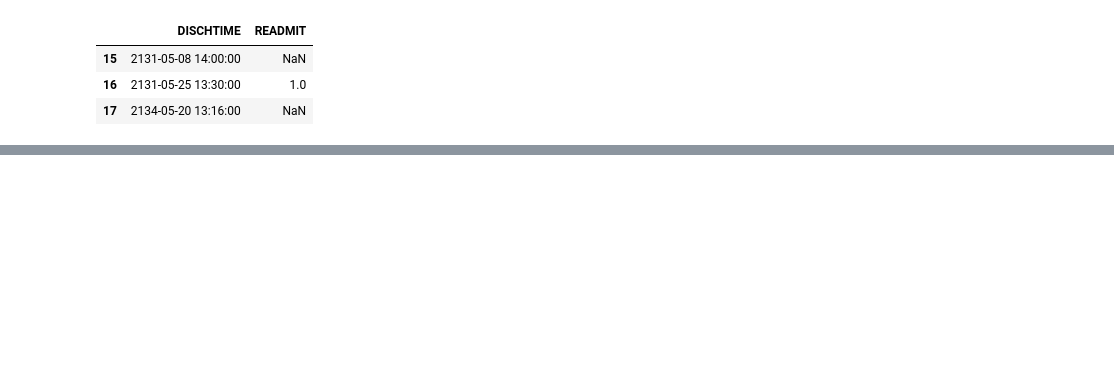
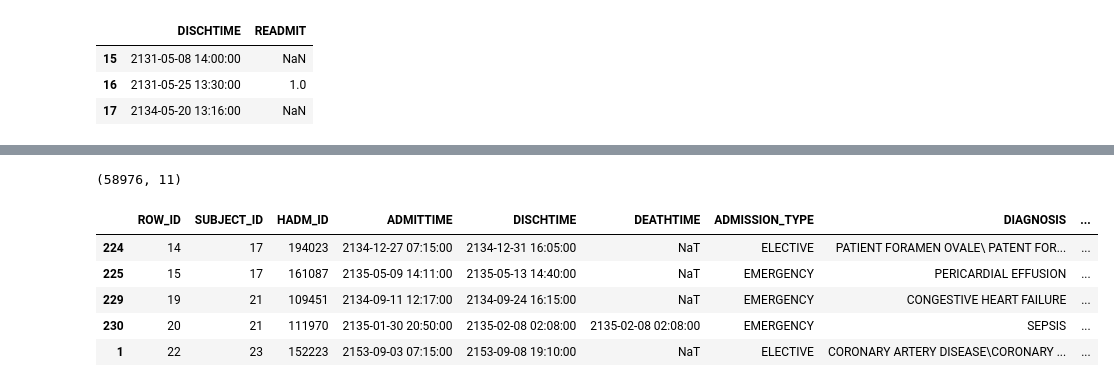
Before and after one commit to natalie-ayers/n2c2-track2-nlp-uchicago, a Jupyter notebook: label_processing.ipynb, the cells around one changed output, grey strips where cells are left out. Cells and saved outputs as stored; diff of their text form; code cells hidden in the pictures; blank space fills up the shorter version.

Commit message:
finishing label creation script, labels df, and label arrays

```diff
--- a/label_processing.ipynb
+++ b/label_processing.ipynb
@@ -123,0 +133,15 @@ mult_admits[mult_admits['SUBJECT_ID'] == 36]
+# %%
+# concatenate individuals with multiple admissions and single admissions back to full dataset
+full_admits_labels = pd.concat([mult_admits, single_admits])
+full_admits_labels['READMIT'] = full_admits_labels['READMIT'].fillna(0)
+full_admits_labels.drop(columns=['READMIT_2'],inplace=True)
+print(full_admits_labels.shape)
+full_admits_labels.head()
+# %% [output]
+(58976, 11)
+|  | ROW_ID | SUBJECT_ID | HADM_ID | ADMITTIME | DISCHTIME | DEATHTIME | ADMISSION_TYPE | DIAGNOSIS | ... |
+| 224 | 14 | 17 | 194023 | 2134-12-27 07:15:00 | 2134-12-31 16:05:00 | NaT | ELECTIVE | PATIENT FORAMEN OVALE\ PATENT FOR... | ... |
+| 225 | 15 | 17 | 161087 | 2135-05-09 14:11:00 | 2135-05-13 14:40:00 | NaT | EMERGENCY | PERICARDIAL EFFUSION | ... |
+| 229 | 19 | 21 | 109451 | 2134-09-11 12:17:00 | 2134-09-24 16:15:00 | NaT | EMERGENCY | CONGESTIVE HEART FAILURE | ... |
+| 230 | 20 | 21 | 111970 | 2135-01-30 20:50:00 | 2135-02-08 02:08:00 | 2135-02-08 02:08:00 | EMERGENCY | SEPSIS | ... |
+| 1 | 22 | 23 | 152223 | 2153-09-03 07:15:00 | 2153-09-08 19:10:00 | NaT | ELECTIVE | CORONARY ARTERY DISEASE\CORONARY ... | ... |
```
Also changed, not shown: parts of 22 cells of this notebook, 1 other file.
